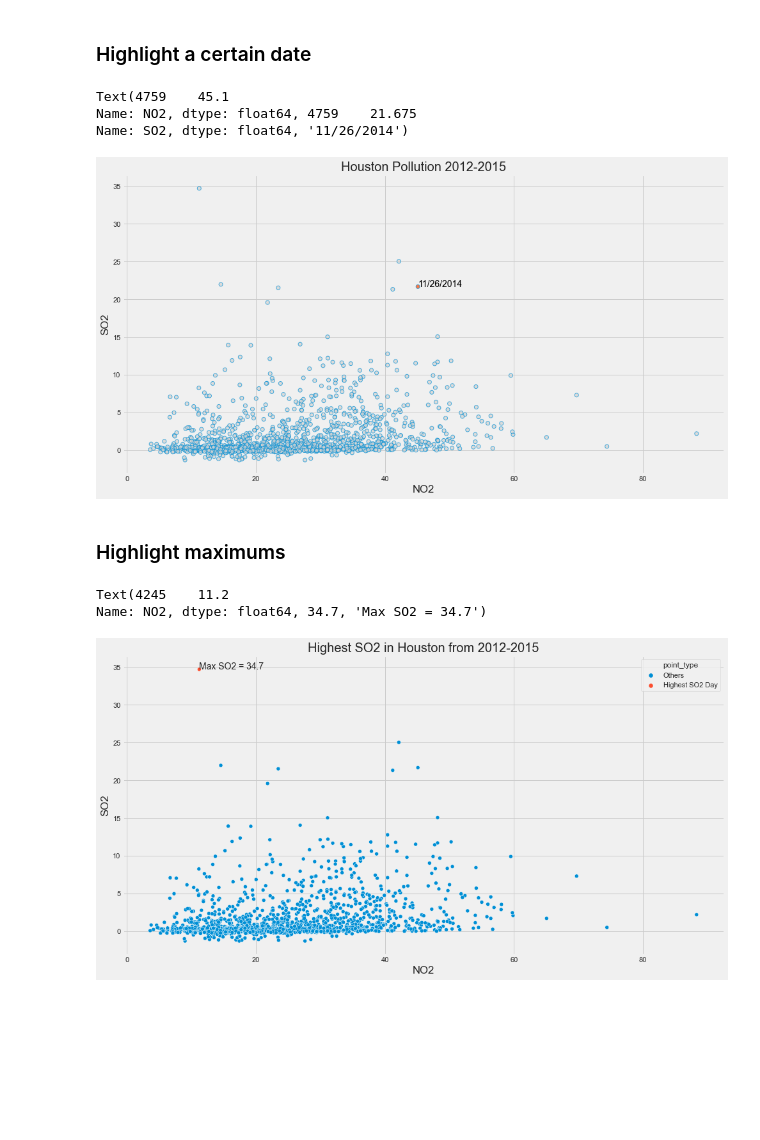
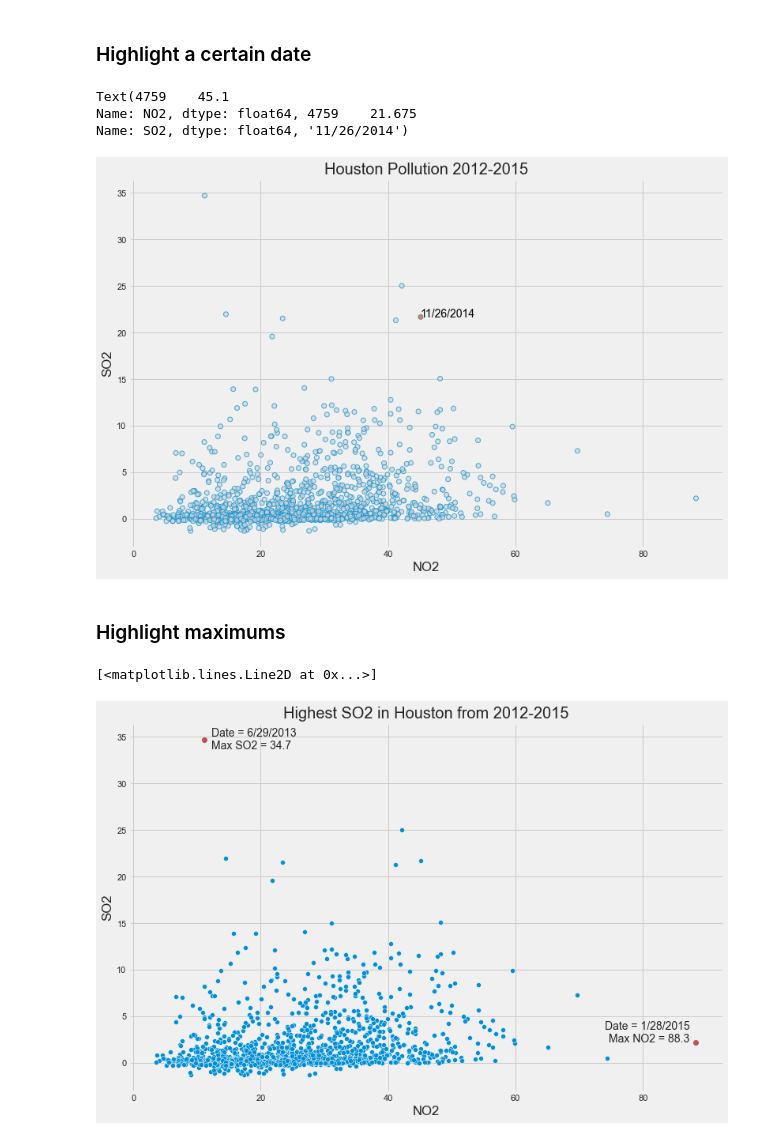
Before and after one commit to rbjones92/data_visualization, a Jupyter notebook: pollution_visualization.ipynb, the cells around one changed output. Drawn from its saved outputs; the diff is of its cells as text; code cells hidden in the pictures; blank space fills up the shorter version.

```diff
--- a/pollution_visualization.ipynb
+++ b/pollution_visualization.ipynb
@@ -74,6 +58,9 @@ sns.regplot(x = 'NO2', y='SO2',data = houston_pollution, fit_reg = False)
 
 # Set aesthetic
 plt.style.use('fivethirtyeight')
+
+# Return all rows where the city is equal to Houston
+houston_pollution = pollution[pollution.city == 'Houston']
 
 # ... use a list comprehension to find date and color the point orange
 houston_colors = ['orangered' if (day  ==  330) & (year  ==  2014) else 'lightgray'
@@ -98,38 +85,60 @@ plt.text(NO2, SO2, "11/26/2014", horizontalalignment='left', size='medium', colo
 Text(4759    45.1
 Name: NO2, dtype: float64, 4759    21.675
 Name: SO2, dtype: float64, '11/26/2014')
-[figure, old version]
+[figure, new version]
 # %% [markdown]
 ### Highlight maximums
 # %%
 # Highlighting Max SO2
 
 # Set aesthetic
 plt.style.use('fivethirtyeight')
 
 # Make a copy of houston_pollution
 houston_pollution = pollution[pollution.city  ==  'Houston'].copy()
 
-# Find and Highlight Maximum SO2
+# Find and Highlight Maximum SO2 and NO2
 
 # ...set title
 plt.title("Highest SO2 in Houston from 2012-2015",fontsize = 20)
-
 
 # ...find max SO2
 max_SO2 = houston_pollution.SO2.max()
 # ...with new column "point_type", find highest SO2 day
 houston_pollution['point_type'] = ['Highest SO2 Day' if SO2  ==  max_SO2 else 'Others' for SO2 in houston_pollution.SO2]
+
+
+# ...find max SO2
+max_NO2 = houston_pollution.NO2.max()
+# ...with new column "point_type", find highest NO2 day
+houston_pollution['point_type'] = ['Highest NO2 Day' if NO2  ==  max_NO2 else 'Others' for NO2 in houston_pollution.NO2]
+
 # ...plot it
-sns.scatterplot(x = 'NO2',
-                y = 'SO2',
-                hue = 'point_type',
-                data = houston_pollution)
+sns.scatterplot(x = 'NO2',y = 'SO2',data = houston_pollution)
 
-# ... annotate max SO2
+# find date for max SO2 reading
+max_SO2_date = houston_pollution[houston_pollution.SO2 == max_SO2].year
+max_SO2_date_2 = houston_pollution[houston_pollution.SO2 == max_SO2].month
+max_SO2_date_3 = houston_pollution[houston_pollution.SO2 == max_SO2].day
+# print(max_SO2_date,max_SO2_date_2,max_SO2_date_3) = 6/29/2013
+
+# find date for max NO2 reading
+max_NO2_date = houston_pollution[houston_pollution.NO2 == max_NO2].year
+max_NO2_date_2 = houston_pollution[houston_pollution.NO2 == max_NO2].month
+max_NO2_date_3 = houston_pollution[houston_pollution.NO2 == max_NO2].day
+# print(max_NO2_date,max_NO2_date_2,max_NO2_date_3) = 1/28/2015
+
+
+# ... annotate and highlight max SO2
 max_SO2_NO2 = houston_pollution[houston_pollution.SO2 == max_SO2]
-plt.text(max_SO2_NO2.NO2, max_SO2,f"Max SO2 = {max_SO2}")
+plt.text(max_SO2_NO2.NO2 + 1, max_SO2 -1,f"Date = 6/29/2013 \nMax SO2 = {max_SO2}")
+plt.plot(max_SO2_NO2.NO2,max_SO2,"ro")
+
+
+# ... annotate and highlight max NO2
+max_NO2_SO2 = houston_pollution[houston_pollution.NO2 == max_NO2]
+plt.text(max_NO2 - 1,max_NO2_SO2.SO2, f"Date = 1/28/2015\nMax NO2 = {max_NO2}",horizontalalignment='right')
+plt.plot(max_NO2,max_NO2_SO2.SO2,"ro")
 # %% [output]
-Text(4245    11.2
-Name: NO2, dtype: float64, 34.7, 'Max SO2 = 34.7')
+[<matplotlib.lines.Line2D at 0x...>]
-[figure, old version]
+[figure, new version]
```
Also changed, not shown: parts of 16 cells of this notebook.
